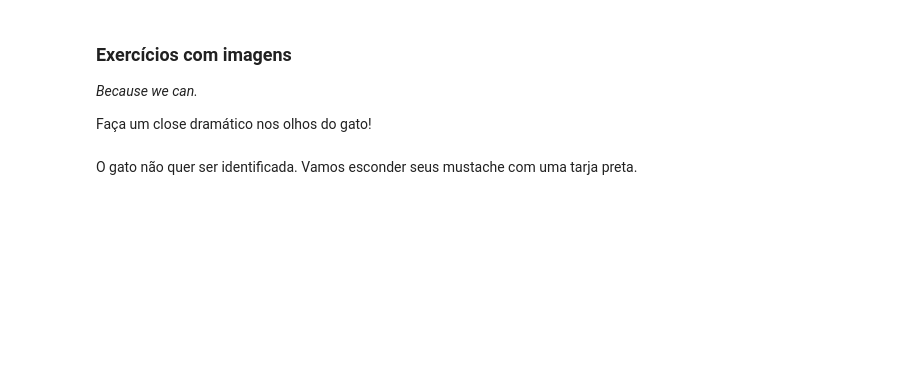
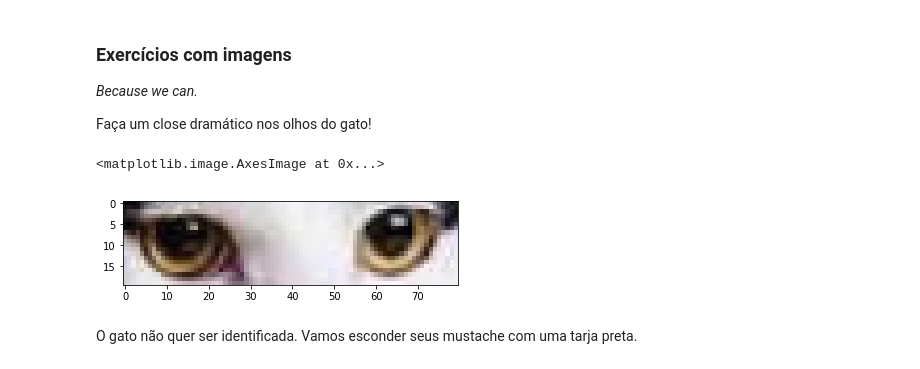
Before and after one commit to somostera/data-science-abril-19, a Jupyter notebook: 06-multidimensional-arrays-with-numpy/Aula 6 - Arrays multidimensionais.ipynb, the cells around one changed output. Drawn from its saved outputs; the diff is of its cells as text; code cells hidden in the pictures; blank space fills up the shorter version.

```diff
--- a/06-multidimensional-arrays-with-numpy/Aula 6 - Arrays multidimensionais.ipynb
+++ b/06-multidimensional-arrays-with-numpy/Aula 6 - Arrays multidimensionais.ipynb
@@ -765,5 +1297,10 @@ imshow(img[:100, :200])
 _Because we can._
 
 Faça um close dramático nos olhos do gato!
+# %%
+imshow(img[65:85, 50:130])
+# %% [output]
+<matplotlib.image.AxesImage at 0x...>
+[figure, added]
 # %% [markdown]
 O gato não quer ser identificada. Vamos esconder seus mustache com uma tarja preta.
```
Also changed, not shown: parts of 120 cells of this notebook, 1 other file.
